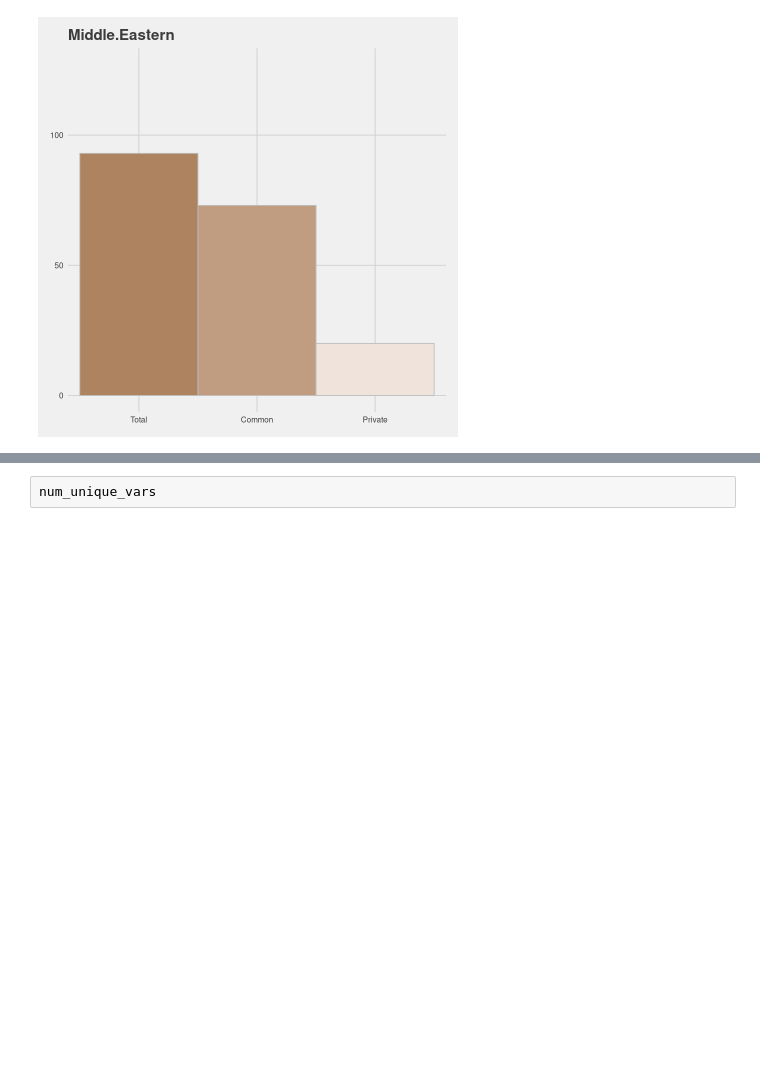
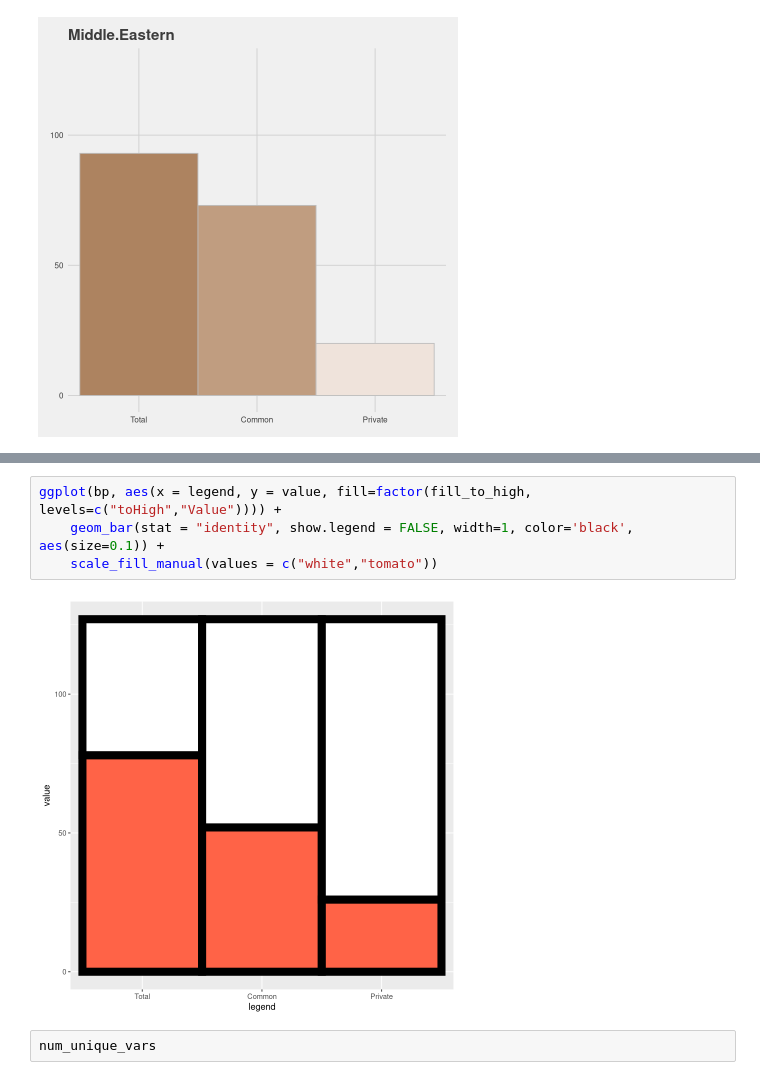
Before and after one commit to bioinfo-hcpa/pynoma, a Jupyter notebook: notebooks/barcharts.ipynb, the cells around one changed output, grey strips where cells are left out. Drawn from its saved outputs; the diff is of its cells as text; blank space fills up the shorter version.

```diff
--- a/notebooks/barcharts.ipynb
+++ b/notebooks/barcharts.ipynb
@@ -463,3 +632,9 @@ plot_all_upper_bound_indicated(pops_vars, pop_colors)
+# %%
+ggplot(bp, aes(x = legend, y = value, fill=factor(fill_to_high, levels=c("toHigh","Value")))) +
+    geom_bar(stat = "identity", show.legend = FALSE, width=1, color='black', aes(size=0.1)) +
+    scale_fill_manual(values = c("white","tomato"))
+# %% [output]
+[figure, added]
 # %%
 num_unique_vars
 # %% [output]
```
Also changed, not shown: parts of 12 cells of this notebook.
